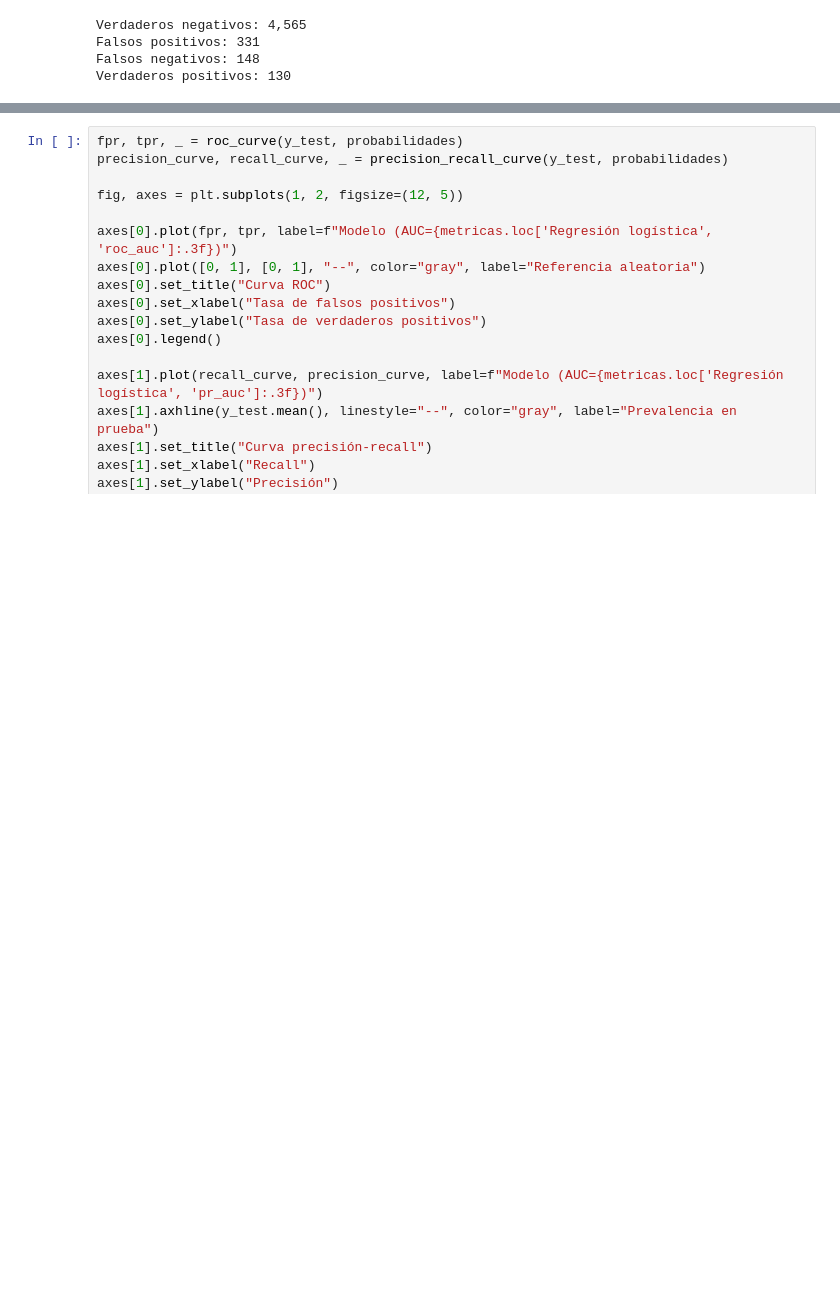
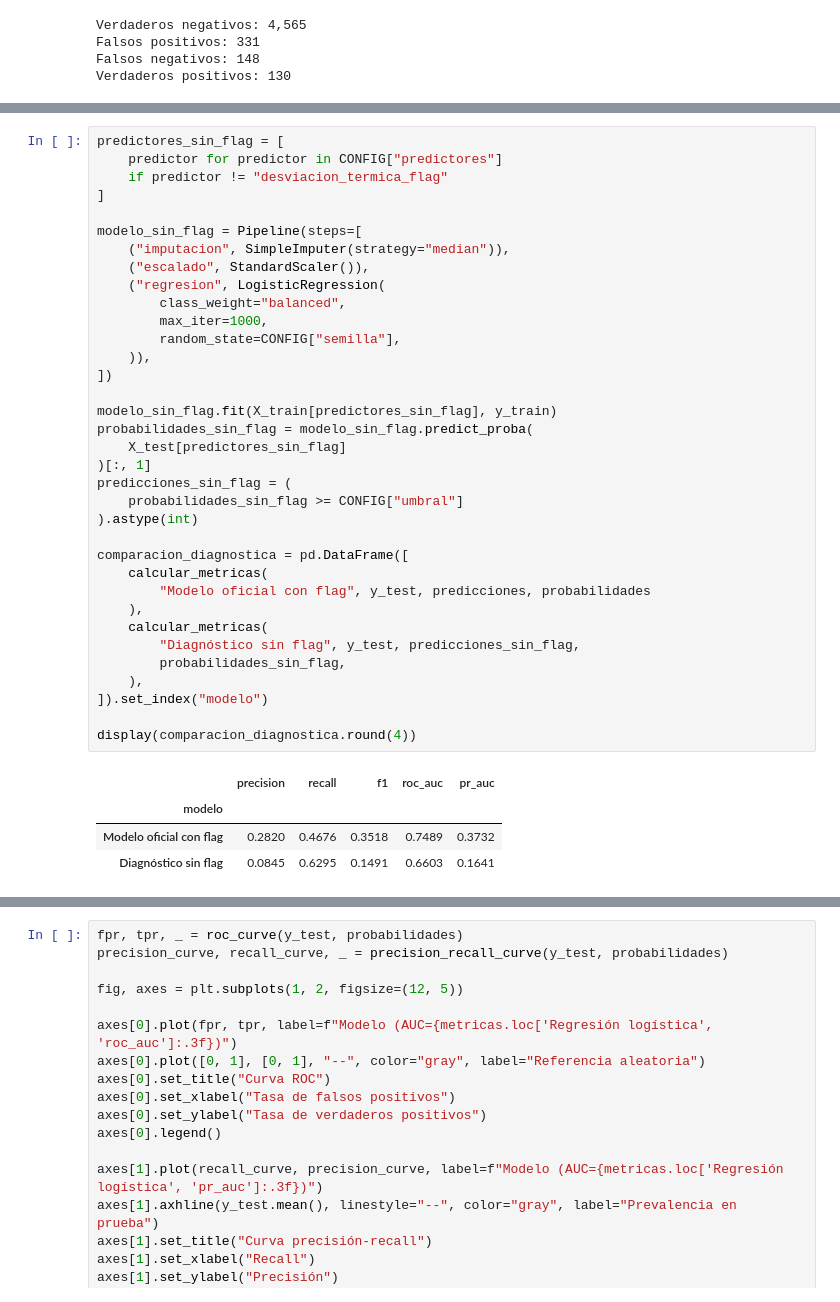
Before and after one commit to remrodri/practicasNotebookColab, a Jupyter notebook: proyecto-integradorV3/05-Regresion-logistica/05_Regresion_Logistica_AndinaLog_IoT.ipynb, the cells around one changed output, grey strips where cells are left out. Cells and saved outputs as stored; diff of their text form; blank space fills up the shorter version.

```diff
--- a/proyecto-integradorV3/05-Regresion-logistica/05_Regresion_Logistica_AndinaLog_IoT.ipynb
+++ b/proyecto-integradorV3/05-Regresion-logistica/05_Regresion_Logistica_AndinaLog_IoT.ipynb
@@ -311,0 +554,40 @@ Antes de cambiar el umbral, AndinaLog debe decidir cuál de esos costos es más
+# %%
+predictores_sin_flag = [
+    predictor for predictor in CONFIG["predictores"]
+    if predictor != "desviacion_termica_flag"
+]
+
+modelo_sin_flag = Pipeline(steps=[
+    ("imputacion", SimpleImputer(strategy="median")),
+    ("escalado", StandardScaler()),
+    ("regresion", LogisticRegression(
+        class_weight="balanced",
+        max_iter=1000,
+        random_state=CONFIG["semilla"],
+    )),
+])
+
+modelo_sin_flag.fit(X_train[predictores_sin_flag], y_train)
+probabilidades_sin_flag = modelo_sin_flag.predict_proba(
+    X_test[predictores_sin_flag]
+)[:, 1]
+predicciones_sin_flag = (
+    probabilidades_sin_flag >= CONFIG["umbral"]
+).astype(int)
+
+comparacion_diagnostica = pd.DataFrame([
+    calcular_metricas(
+        "Modelo oficial con flag", y_test, predicciones, probabilidades
+    ),
+    calcular_metricas(
+        "Diagnóstico sin flag", y_test, predicciones_sin_flag,
+        probabilidades_sin_flag,
+    ),
+]).set_index("modelo")
+
+display(comparacion_diagnostica.round(4))
+# %% [output]
+|  | precision | recall | f1 | roc_auc | pr_auc |
+| modelo |  |  |  |  |  |
+| Modelo oficial con flag | 0.2820 | 0.4676 | 0.3518 | 0.7489 | 0.3732 |
+| Diagnóstico sin flag | 0.0845 | 0.6295 | 0.1491 | 0.6603 | 0.1641 |
```
Also changed, not shown: parts of 26 cells of this notebook, 5 other files.
